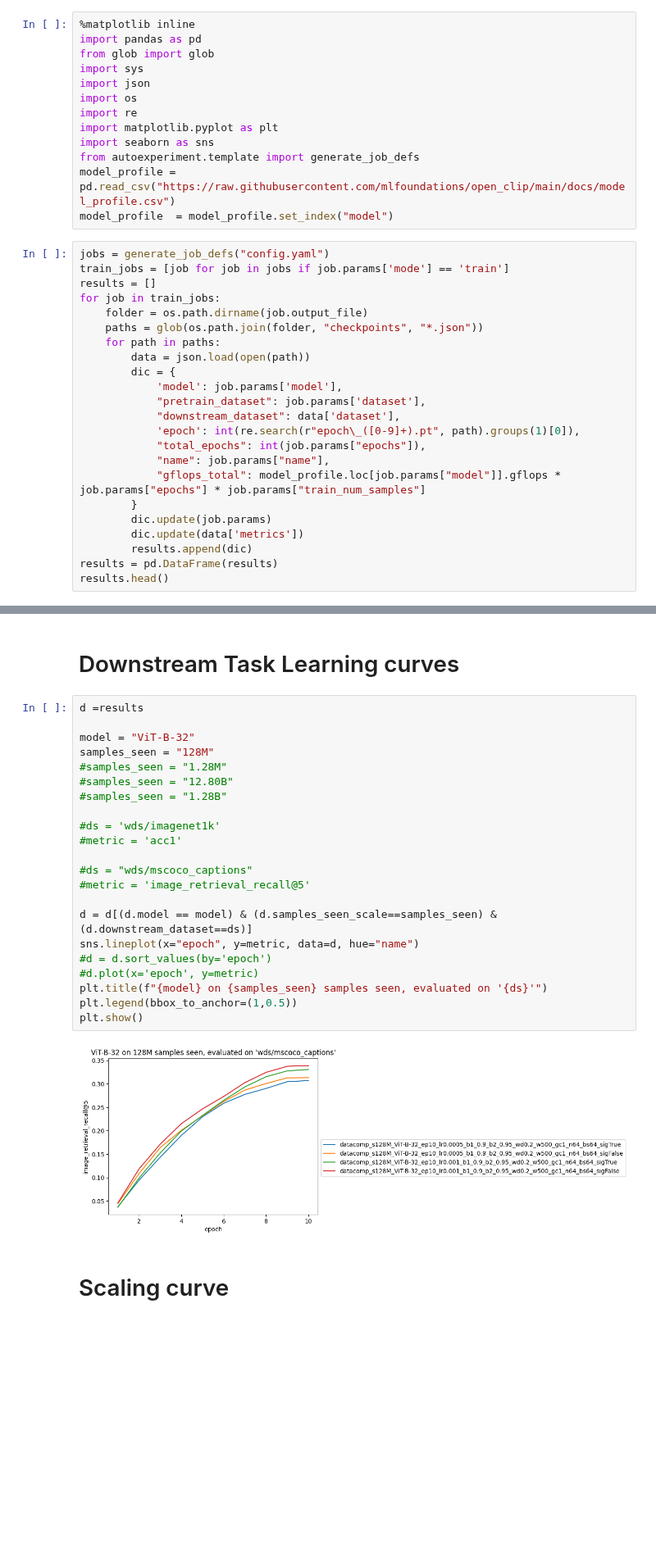
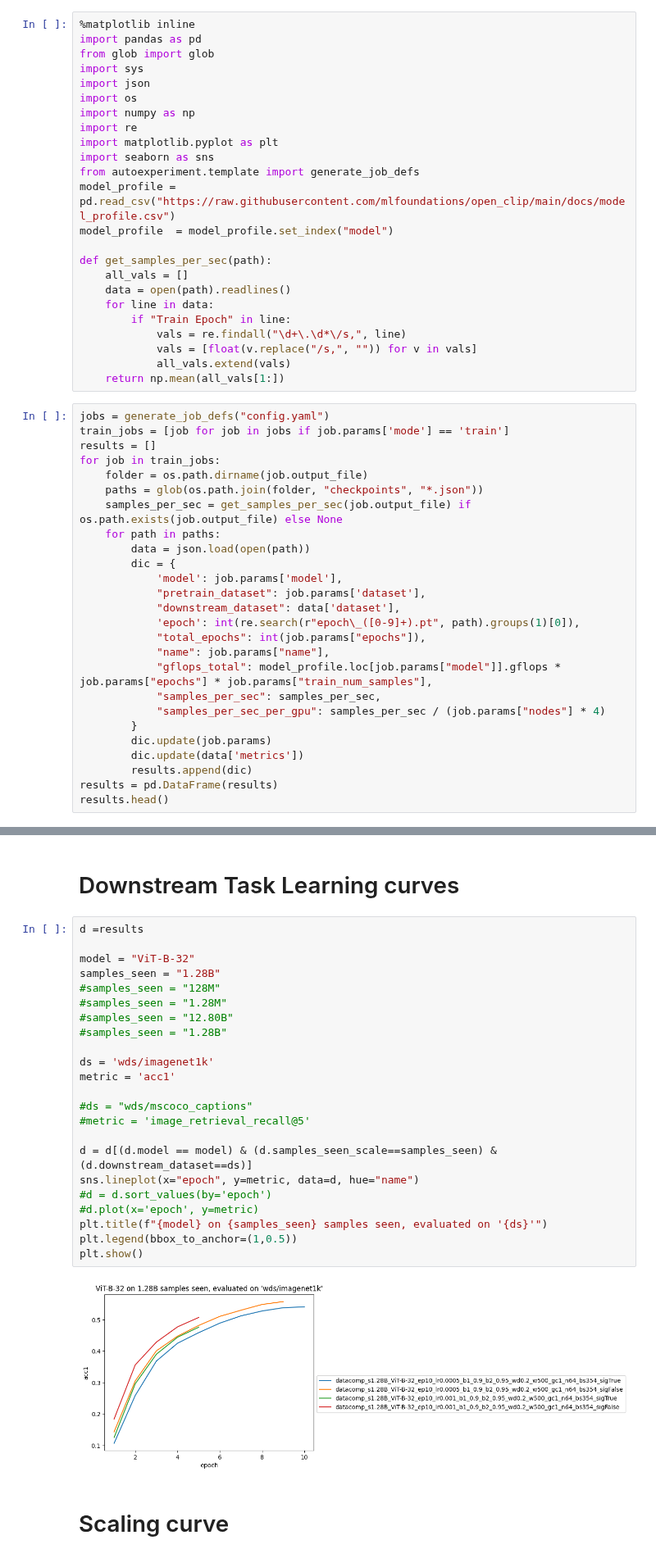
Before and after one commit to SLAMPAI/open_clip_scaling, a Jupyter notebook: results.ipynb, the cells around one changed output, grey strips where cells are left out. Shown at 82% size. Cells and saved outputs as stored; diff of their text form; blank space fills up the shorter version.

```diff
--- a/results.ipynb
+++ b/results.ipynb
@@ -5,12 +5,23 @@ from glob import glob
 import sys
 import json
 import os
+import numpy as np
 import re
 import matplotlib.pyplot as plt
 import seaborn as sns
 from autoexperiment.template import generate_job_defs
 model_profile = pd.read_csv("https://raw.githubusercontent.com/mlfoundations/open_clip/main/docs/model_profile.csv")
 model_profile  = model_profile.set_index("model")
+
+def get_samples_per_sec(path):
+    all_vals = []
+    data = open(path).readlines()
+    for line in data:
+        if "Train Epoch" in line:
+            vals = re.findall("\d+\.\d*\/s,", line)
+            vals = [float(v.replace("/s,", "")) for v in vals]
+            all_vals.extend(vals)
+    return np.mean(all_vals[1:])
 # %%
 jobs = generate_job_defs("config.yaml")
 train_jobs = [job for job in jobs if job.params['mode'] == 'train']
@@ -18,6 +29,7 @@ results = []
 for job in train_jobs:
     folder = os.path.dirname(job.output_file)
     paths = glob(os.path.join(folder, "checkpoints", "*.json"))
+    samples_per_sec = get_samples_per_sec(job.output_file) if os.path.exists(job.output_file) else None
     for path in paths:
         data = json.load(open(path))
         dic = {
@@ -27,7 +39,9 @@ for job in train_jobs:
             'epoch': int(re.search(r"epoch\_([0-9]+).pt", path).groups(1)[0]),
             "total_epochs": int(job.params["epochs"]),
             "name": job.params["name"],
-            "gflops_total": model_profile.loc[job.params["model"]].gflops * job.params["epochs"] * job.params["train_num_samples"]
+            "gflops_total": model_profile.loc[job.params["model"]].gflops * job.params["epochs"] * job.params["train_num_samples"],
+            "samples_per_sec": samples_per_sec,
+            "samples_per_sec_per_gpu": samples_per_sec / (job.params["nodes"] * 4)
         }
         dic.update(job.params)
         dic.update(data['metrics'])
@@ -93,27 +110,28 @@ d[['model', 'samples_seen_scale', 'downstream_dataset', metric , "lr", "gflops_t
 # %%
 d =results
 
 model = "ViT-B-32"
-samples_seen = "128M"
+samples_seen = "1.28B"
+#samples_seen = "128M"
 #samples_seen = "1.28M"
 #samples_seen = "12.80B"
 #samples_seen = "1.28B"
 
-#ds = 'wds/imagenet1k'
-#metric = 'acc1'
+ds = 'wds/imagenet1k'
+metric = 'acc1'
 
 #ds = "wds/mscoco_captions"
 #metric = 'image_retrieval_recall@5'
 
 d = d[(d.model == model) & (d.samples_seen_scale==samples_seen) & (d.downstream_dataset==ds)]
 sns.lineplot(x="epoch", y=metric, data=d, hue="name")
 #d = d.sort_values(by='epoch')
 #d.plot(x='epoch', y=metric)
 plt.title(f"{model} on {samples_seen} samples seen, evaluated on '{ds}'")
 plt.legend(bbox_to_anchor=(1,0.5))
 plt.show()
 # %% [output]
-[figure, old version]
+[figure, new version]
 # %% [markdown]
 # Scaling curve
 # %%
```
Also changed, not shown: parts of 4 cells of this notebook.
